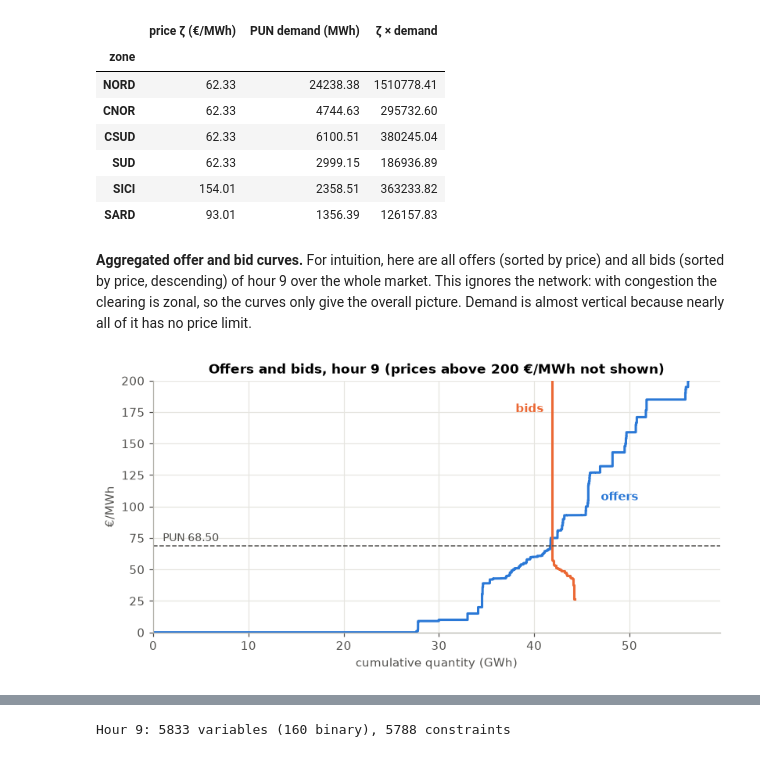
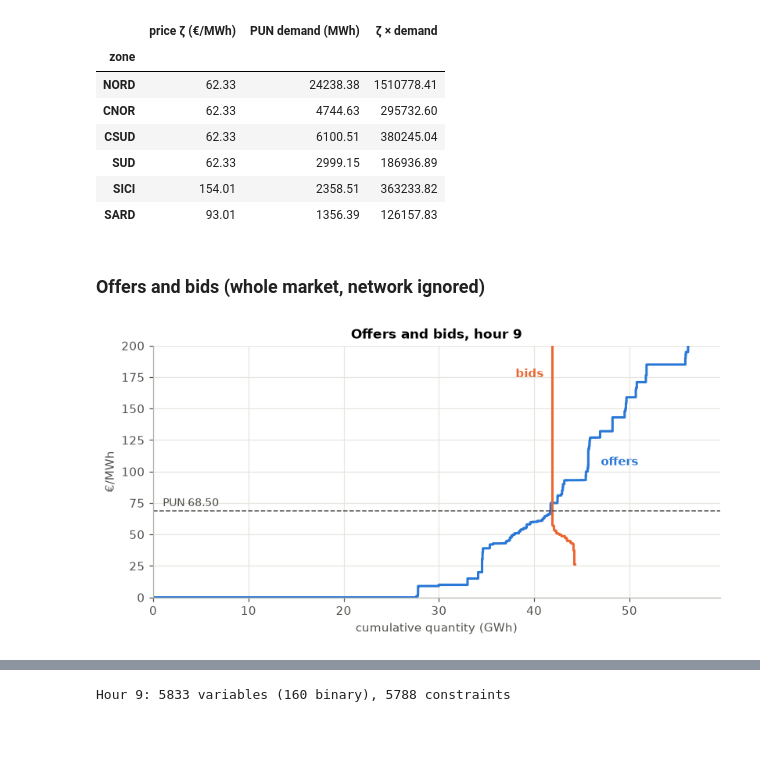
Before and after one commit to mihajan/pun-calculation-magistrska, a Jupyter notebook: notebooks/results_20100504.ipynb, the cells around one changed output, grey strips where cells are left out. Saved outputs shown, nothing was run; the diff lists cells and outputs as text; code cells hidden in the pictures.

```diff
--- a/notebooks/results_20100504.ipynb
+++ b/notebooks/results_20100504.ipynb
@@ -469,35 +339,32 @@ check.round(2)
 | SUD | 62.33 | 2999.15 | 186936.89 |
 | SICI | 154.01 | 2358.51 | 363233.82 |
 | SARD | 93.01 | 1356.39 | 126157.83 |
-# %% [markdown]
-**Aggregated offer and bid curves.** For intuition, here are all offers (sorted by
-price) and all bids (sorted by price, descending) of hour 9 over the whole market. This
-ignores the network: with congestion the clearing is zonal, so the curves only give the
-overall picture. Demand is almost vertical because nearly all of it has no price limit.
+# %% [markdown]
+### Offers and bids (whole market, network ignored)
 # %%
 def step_curve(volumes_prices, descending):
     ordered = sorted(volumes_prices, key=lambda vp: vp[1], reverse=descending)
     x, y, total = [0.0], [ordered[0][1]], 0.0
     for v, p in ordered:
         x += [total, total + v]
         y += [p, p]
         total += v
     return x[1:], y[1:]
 
 
 sx, sy = step_curve([(b.volume, b.price) for b in data.supply_bids], descending=False)
 dx, dy = step_curve([(b.volume, b.price) for b in data.pun_bids + data.demand_bids],
                     descending=True)
 
 fig, ax = plt.subplots(figsize=(8.5, 3.8))
 ax.plot([x / 1000 for x in sx], sy, color=BLUE, lw=2)
 ax.plot([x / 1000 for x in dx], dy, color=ORANGE, lw=2)
 ax.axhline(data.pun_price, color=GREY, lw=1, ls="--")
 ax.text(1, data.pun_price + 4, f"PUN {data.pun_price:.2f}", color=GREY, fontsize=9)
 ax.text(47, 105, "offers", color=BLUE, fontsize=10, fontweight="bold")
 ax.text(41, 175, "bids", color=ORANGE, fontsize=10, fontweight="bold", ha="right")
 ax.set(ylim=(0, 200), xlim=(0, max(sx[-1], dx[-1]) / 1000), xlabel="cumulative quantity (GWh)",
-       ylabel="€/MWh", title=f"Offers and bids, hour {HOUR} (prices above 200 €/MWh not shown)")
+       ylabel="€/MWh", title=f"Offers and bids, hour {HOUR}")
 plt.show()
 # %% [output]
-[figure, old version]
+[figure, new version]
```
Also changed, not shown: parts of 33 cells of this notebook.
